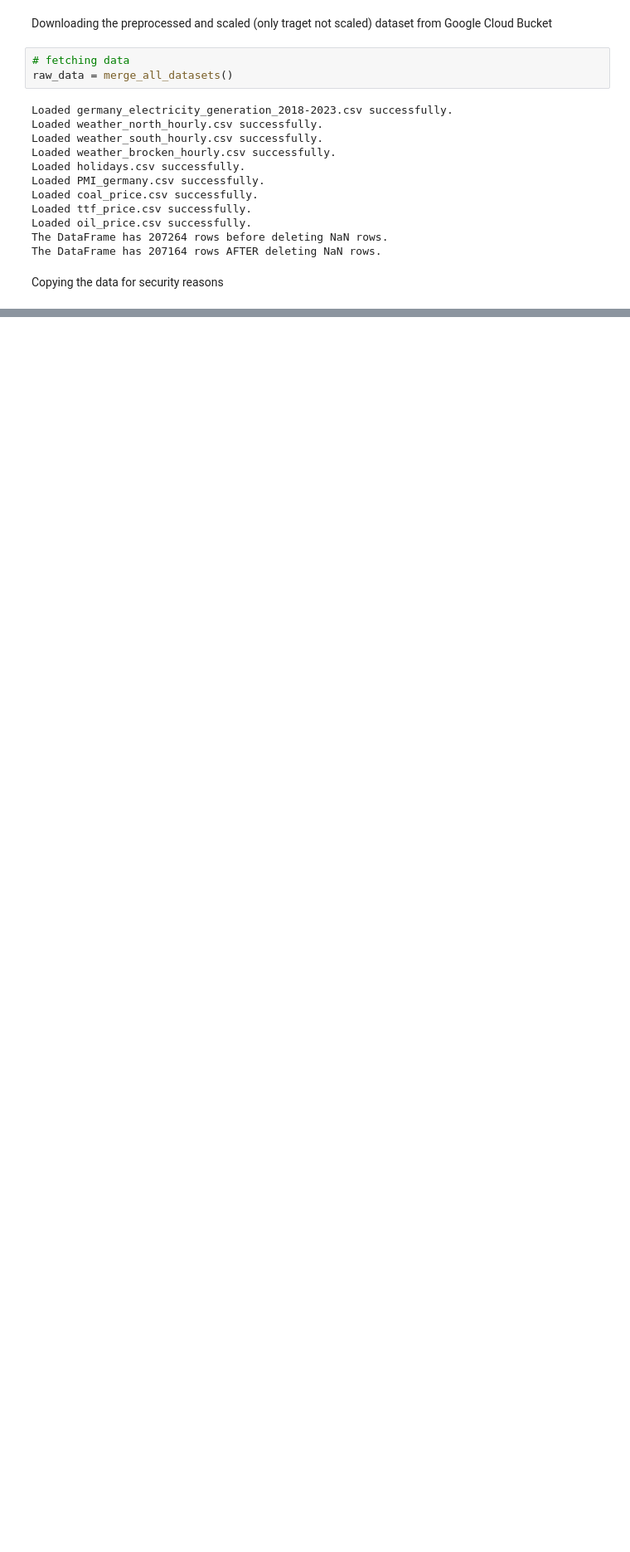
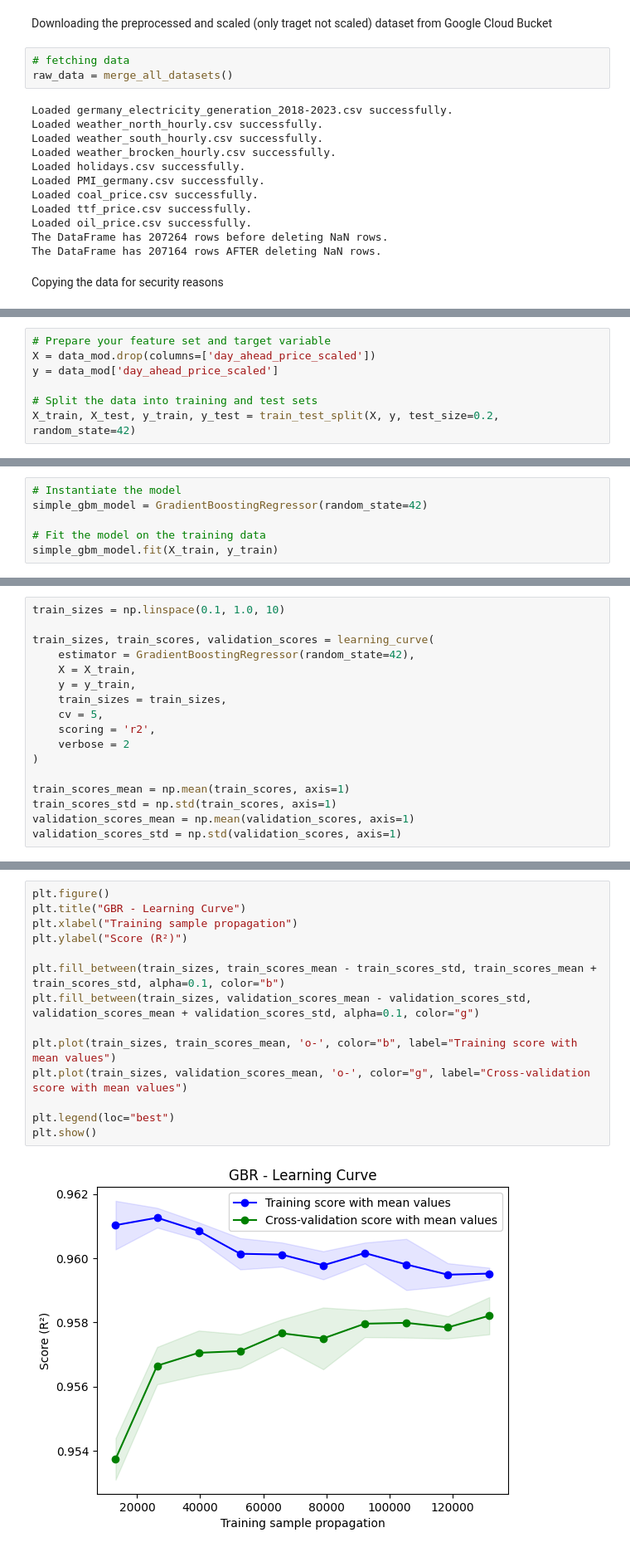
Before and after one commit to fabianzott/electricity_price_pred, a Jupyter notebook: main/ml/GBR_model_eval.ipynb, the cells around one changed output, grey strips where cells are left out. Shown: that part at 83% size. Saved outputs shown, nothing was run; the diff lists cells and outputs as text; blank space fills up the shorter version.

```diff
--- a/main/ml/GBR_model_eval.ipynb
+++ b/main/ml/GBR_model_eval.ipynb
@@ -65,0 +221,7 @@ Creating a cross corelation
+# %%
+# Prepare your feature set and target variable
+X = data_mod.drop(columns=['day_ahead_price_scaled'])
+y = data_mod['day_ahead_price_scaled']
+
+# Split the data into training and test sets
+X_train, X_test, y_train, y_test = train_test_split(X, y, test_size=0.2, random_state=42)
@@ -65,0 +233,6 @@ Creating a cross corelation
+# %%
+# Instantiate the model
+simple_gbm_model = GradientBoostingRegressor(random_state=42)
+
+# Fit the model on the training data
+simple_gbm_model.fit(X_train, y_train)
@@ -65,0 +256,17 @@ Creating a cross corelation
+# %%
+train_sizes = np.linspace(0.1, 1.0, 10)
+
+train_sizes, train_scores, validation_scores = learning_curve(
+    estimator = GradientBoostingRegressor(random_state=42),
+    X = X_train,
+    y = y_train,
+    train_sizes = train_sizes,
+    cv = 5,
+    scoring = 'r2',
+    verbose = 2
+)
+
+train_scores_mean = np.mean(train_scores, axis=1)
+train_scores_std = np.std(train_scores, axis=1)
+validation_scores_mean = np.mean(validation_scores, axis=1)
+validation_scores_std = np.std(validation_scores, axis=1)
@@ -65,0 +296,16 @@ Creating a cross corelation
+# %%
+plt.figure()
+plt.title("GBR - Learning Curve")
+plt.xlabel("Training sample propagation")
+plt.ylabel("Score (R²)")
+
+plt.fill_between(train_sizes, train_scores_mean - train_scores_std, train_scores_mean + train_scores_std, alpha=0.1, color="b")
+plt.fill_between(train_sizes, validation_scores_mean - validation_scores_std, validation_scores_mean + validation_scores_std, alpha=0.1, color="g")
+
+plt.plot(train_sizes, train_scores_mean, 'o-', color="b", label="Training score with mean values")
+plt.plot(train_sizes, validation_scores_mean, 'o-', color="g", label="Cross-validation score with mean values")
+
+plt.legend(loc="best")
+plt.show()
+# %% [output]
+[figure, added]
```
Also changed, not shown: parts of 48 cells of this notebook.
